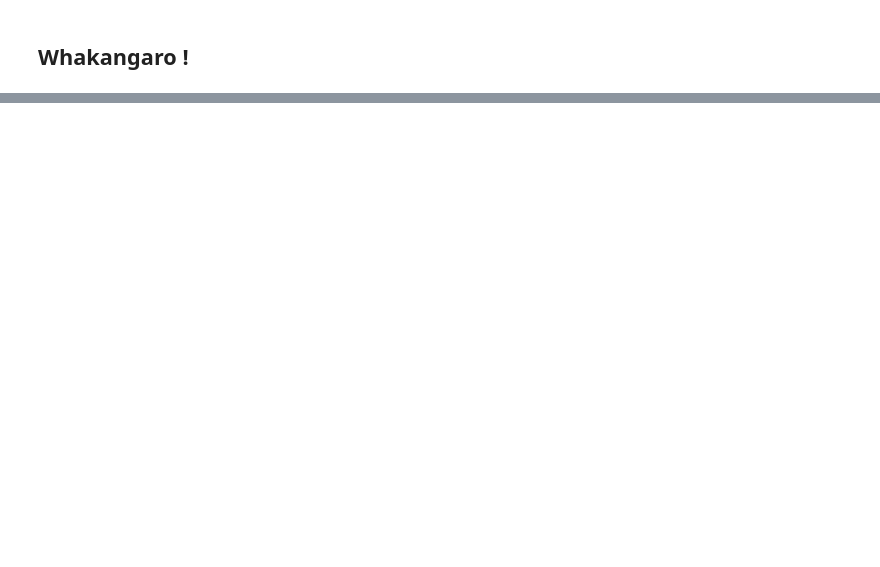
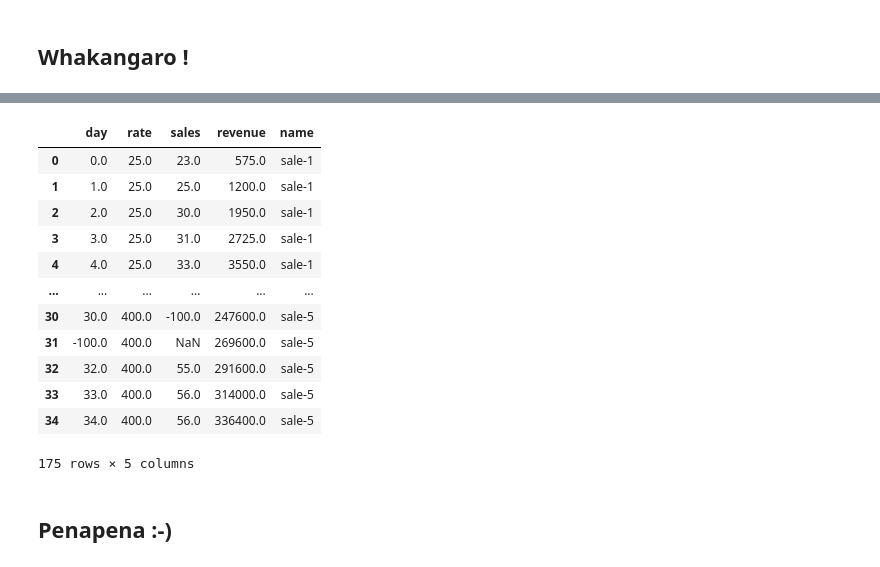
Before and after one commit to skipperkongen/das-market, a Jupyter notebook: hanga_taupori.ipynb, the cells around one changed output, grey strips where cells are left out. Saved outputs shown, nothing was run; the diff lists cells and outputs as text; code cells hidden in the pictures; blank space fills up the shorter version.

```diff
--- a/hanga_taupori.ipynb
+++ b/hanga_taupori.ipynb
@@ -86,0 +83,22 @@ array([ 53,  11, 160, 144, 175, 170,  89,  30, 131, 118])
+# %%
+def whakangaro(df, nan_frac=1.0, alter_frac=1.0, alter_val=-100):
+    df_damage = df.copy()
+    idx = df_damage.index.values
+    cols = df_damage.columns.values
+    numeric_cols = df_damage.select_dtypes(include=[np.number]).columns.values
+
+    # nan whakangaro
+    n_nan = int(np.floor(len(df_damage) * nan_frac))
+    rows = np.random.choice(idx, replace=False, size=n_nan)
+    cols = np.random.choice(cols, replace=True, size=n_nan)
+    for i,j in zip(rows, cols):
+        df_damage.at[i,j] = np.nan
+
+    # alter whakangaro
+    n_alter = int(np.floor(len(df_damage) * alter_frac))
+    rows = np.random.choice(idx, replace=False, size=n_nan)
+    cols = np.random.choice(numeric_cols, replace=True, size=n_nan)
+    for i, j in zip(rows, cols):
+        df_damage.at[i, j] = alter_val
+
+    return df_damage
@@ -86,0 +133,18 @@ array([ 53,  11, 160, 144, 175, 170,  89,  30, 131, 118])
+# %%
+sales_damaged
+# %% [output]
+|  | day | rate | sales | revenue | name |
+| 0 | 0.0 | 25.0 | 23.0 | 575.0 | sale-1 |
+| 1 | 1.0 | 25.0 | 25.0 | 1200.0 | sale-1 |
+| 2 | 2.0 | 25.0 | 30.0 | 1950.0 | sale-1 |
+| 3 | 3.0 | 25.0 | 31.0 | 2725.0 | sale-1 |
+| 4 | 4.0 | 25.0 | 33.0 | 3550.0 | sale-1 |
+| ... | ... | ... | ... | ... | ... |
+| 30 | 30.0 | 400.0 | -100.0 | 247600.0 | sale-5 |
+| 31 | -100.0 | 400.0 | NaN | 269600.0 | sale-5 |
+| 32 | 32.0 | 400.0 | 55.0 | 291600.0 | sale-5 |
+| 33 | 33.0 | 400.0 | 56.0 | 314000.0 | sale-5 |
+| 34 | 34.0 | 400.0 | 56.0 | 336400.0 | sale-5 |
+175 rows × 5 columns
+# %% [markdown]
+## Penapena :-)
```
Also changed, not shown: parts of 7 cells of this notebook, 2 other files.
